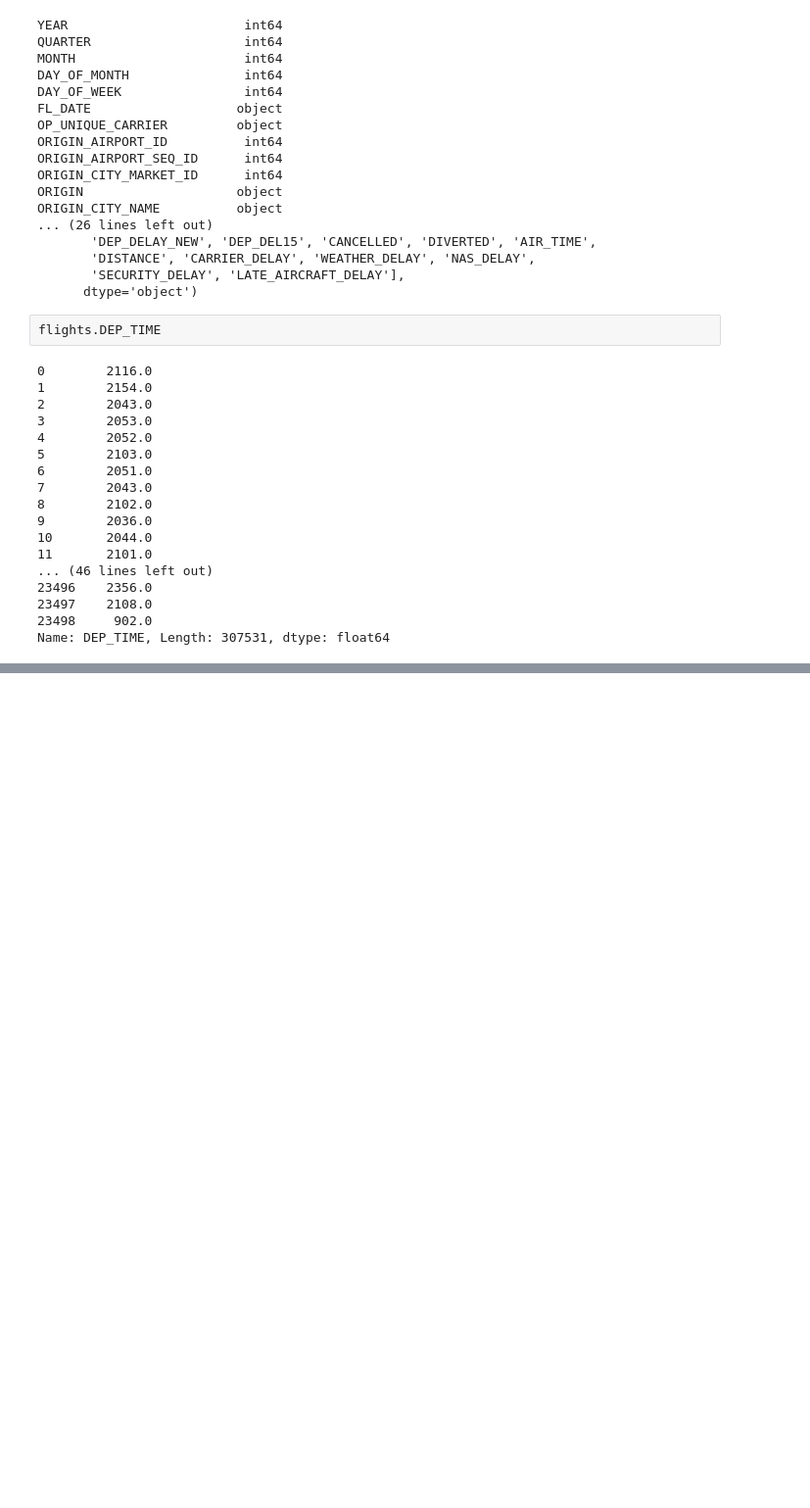
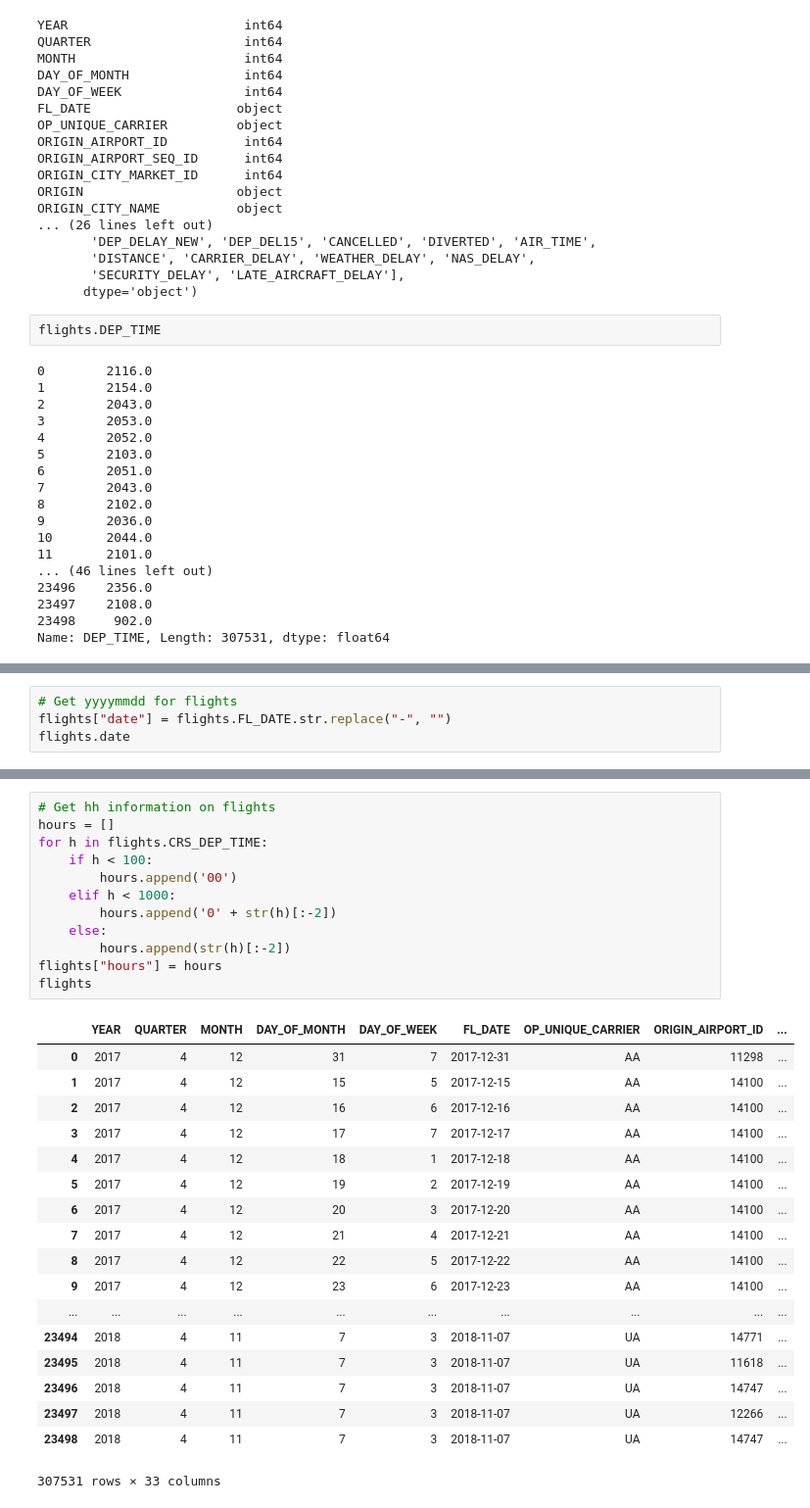
Before and after one commit to ChuckBowers/info370-group11, a Jupyter notebook: data_prep.ipynb, the cells around one changed output, grey strips where cells are left out. Shown: that part at 98% size. Saved outputs shown, nothing was run; the diff lists cells and outputs as text; blank space fills up the shorter version.

```diff
--- a/data_prep.ipynb
+++ b/data_prep.ipynb
@@ -84,0 +100,4 @@ Name: DEP_TIME, Length: 307531, dtype: float64
+# %%
+# Get yyyymmdd for flights
+flights["date"] = flights.FL_DATE.str.replace("-", "")
+flights.date
@@ -84,0 +122,31 @@ Name: DEP_TIME, Length: 307531, dtype: float64
+# %%
+# Get hh information on flights
+hours = []
+for h in flights.CRS_DEP_TIME:
+    if h < 100:
+        hours.append('00')
+    elif h < 1000:
+        hours.append('0' + str(h)[:-2])
+    else:
+        hours.append(str(h)[:-2])
+flights["hours"] = hours
+flights
+# %% [output]
+|  | YEAR | QUARTER | MONTH | DAY_OF_MONTH | DAY_OF_WEEK | FL_DATE | OP_UNIQUE_CARRIER | ORIGIN_AIRPORT_ID | ... |
+| 0 | 2017 | 4 | 12 | 31 | 7 | 2017-12-31 | AA | 11298 | ... |
+| 1 | 2017 | 4 | 12 | 15 | 5 | 2017-12-15 | AA | 14100 | ... |
+| 2 | 2017 | 4 | 12 | 16 | 6 | 2017-12-16 | AA | 14100 | ... |
+| 3 | 2017 | 4 | 12 | 17 | 7 | 2017-12-17 | AA | 14100 | ... |
+| 4 | 2017 | 4 | 12 | 18 | 1 | 2017-12-18 | AA | 14100 | ... |
+| 5 | 2017 | 4 | 12 | 19 | 2 | 2017-12-19 | AA | 14100 | ... |
+| 6 | 2017 | 4 | 12 | 20 | 3 | 2017-12-20 | AA | 14100 | ... |
+| 7 | 2017 | 4 | 12 | 21 | 4 | 2017-12-21 | AA | 14100 | ... |
+| 8 | 2017 | 4 | 12 | 22 | 5 | 2017-12-22 | AA | 14100 | ... |
+| 9 | 2017 | 4 | 12 | 23 | 6 | 2017-12-23 | AA | 14100 | ... |
+| ... | ... | ... | ... | ... | ... | ... | ... | ... | ... |
+| 23494 | 2018 | 4 | 11 | 7 | 3 | 2018-11-07 | UA | 14771 | ... |
+| 23495 | 2018 | 4 | 11 | 7 | 3 | 2018-11-07 | UA | 11618 | ... |
+| 23496 | 2018 | 4 | 11 | 7 | 3 | 2018-11-07 | UA | 14747 | ... |
+| 23497 | 2018 | 4 | 11 | 7 | 3 | 2018-11-07 | UA | 12266 | ... |
+| 23498 | 2018 | 4 | 11 | 7 | 3 | 2018-11-07 | UA | 14747 | ... |
+307531 rows × 33 columns
```
Also changed, not shown: parts of 9 cells of this notebook.
